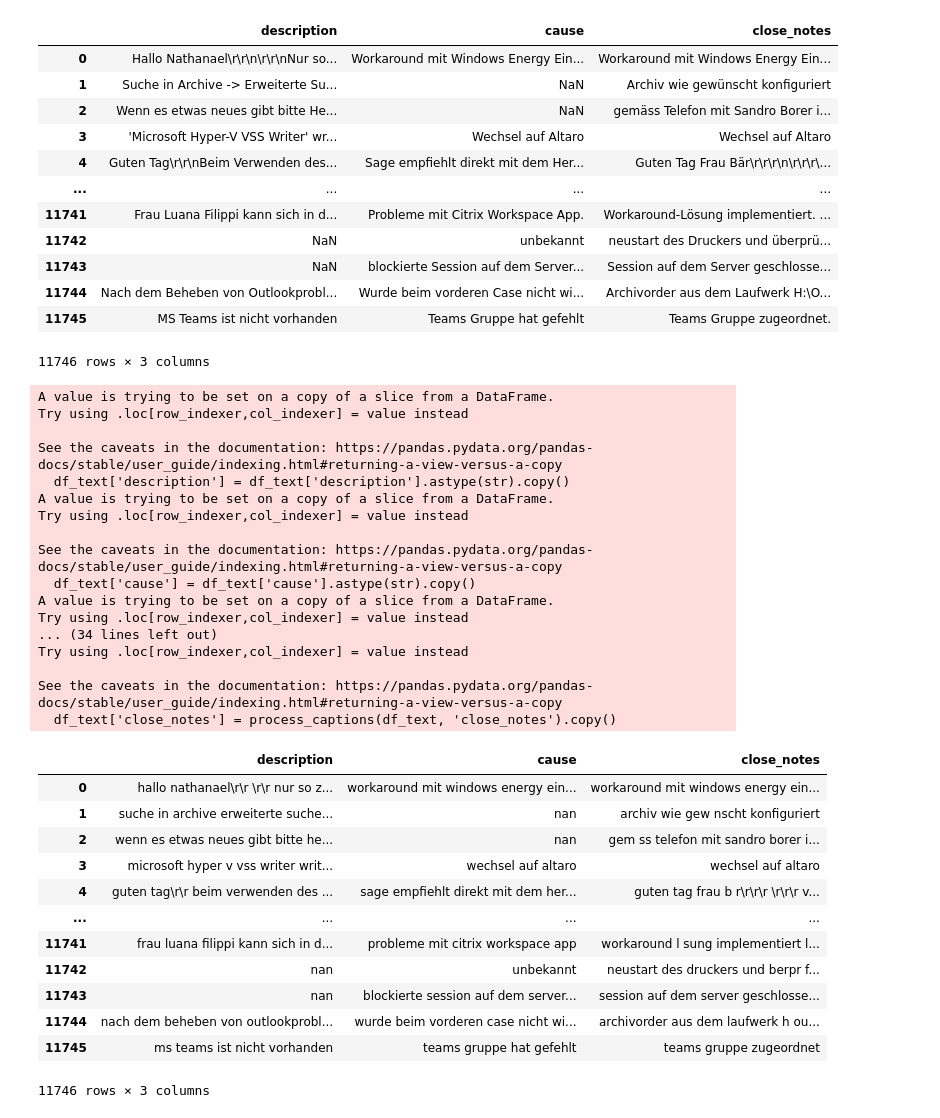
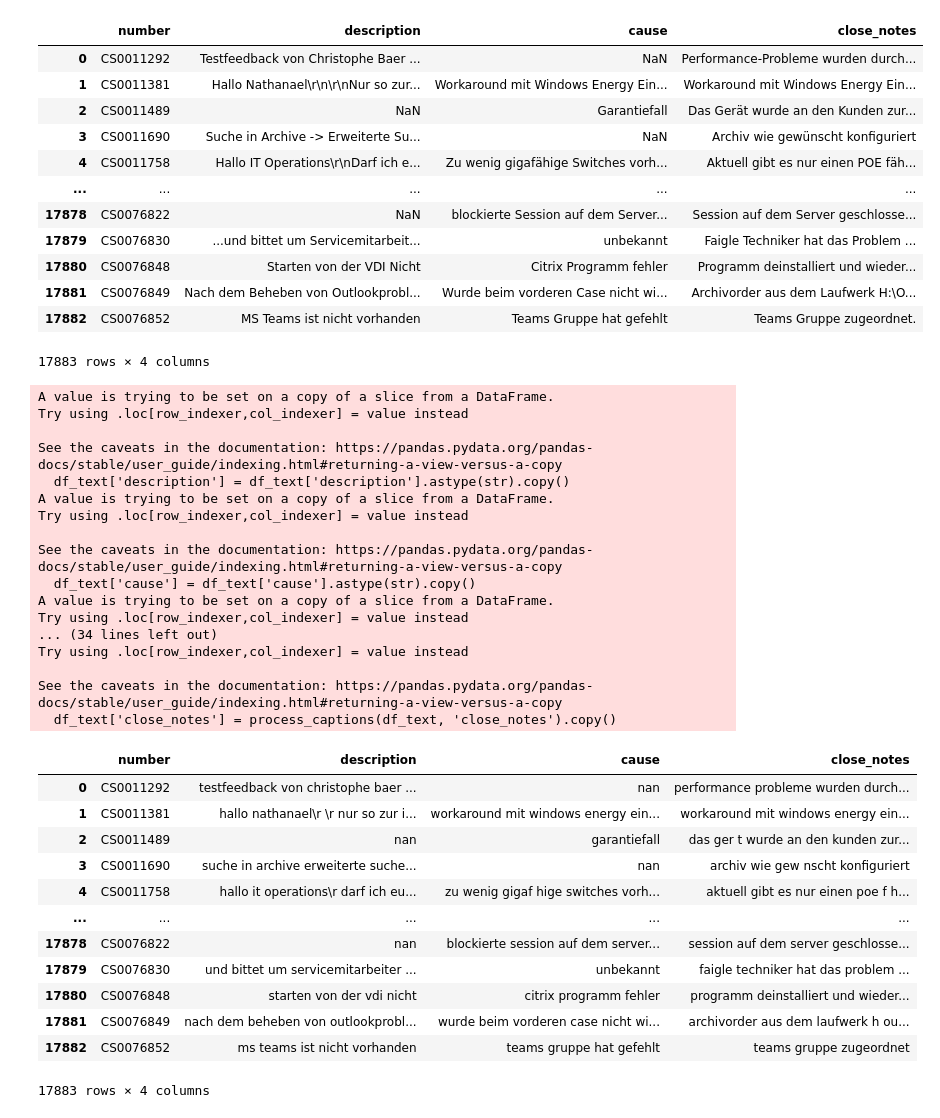
Before and after one commit to Larsibaer/Thesis, a Jupyter notebook: code_textToTFIDF.ipynb, the cells around one changed output. Saved outputs shown, nothing was run; the diff lists cells and outputs as text; code cells hidden in the pictures.

```diff
--- a/code_textToTFIDF.ipynb
+++ b/code_textToTFIDF.ipynb
@@ -103,24 +104,24 @@ plt.show()
 # %%
 # displau Short Description (case), Description, Cause and close_notes
-df_text = df[['description', 'cause', 'close_notes']]
+df_text = df[['number', 'description', 'cause', 'close_notes']]
 
 # preprocess df_text columns
 
 display(df_text)
 # %% [output]
-|  | description | cause | close_notes |
-| 0 | Hallo Nathanael\r\r\n\r\r\nNur so... | Workaround mit Windows Energy Ein... | Workaround mit Windows Energy Ein... |
-| 1 | Suche in Archive -> Erweiterte Su... | NaN | Archiv wie gewünscht konfiguriert |
-| 2 | Wenn es etwas neues gibt bitte He... | NaN | gemäss Telefon mit Sandro Borer i... |
-| 3 | 'Microsoft Hyper-V VSS Writer' wr... | Wechsel auf Altaro | Wechsel auf Altaro |
-| 4 | Guten Tag\r\r\nBeim Verwenden des... | Sage empfiehlt direkt mit dem Her... | Guten Tag Frau Bär\r\r\r\n\r\r\r\... |
-| ... | ... | ... | ... |
-| 11741 | Frau Luana Filippi kann sich in d... | Probleme mit Citrix Workspace App. | Workaround-Lösung implementiert. ... |
-| 11742 | NaN | unbekannt | neustart des Druckers und überprü... |
-| 11743 | NaN | blockierte Session auf dem Server... | Session auf dem Server geschlosse... |
-| 11744 | Nach dem Beheben von Outlookprobl... | Wurde beim vorderen Case nicht wi... | Archivorder aus dem Laufwerk H:\O... |
-| 11745 | MS Teams ist nicht vorhanden | Teams Gruppe hat gefehlt | Teams Gruppe zugeordnet. |
+|  | number | description | cause | close_notes |
+| 0 | CS0011292 | Testfeedback von Christophe Baer ... | NaN | Performance-Probleme wurden durch... |
+| 1 | CS0011381 | Hallo Nathanael\r\n\r\nNur so zur... | Workaround mit Windows Energy Ein... | Workaround mit Windows Energy Ein... |
+| 2 | CS0011489 | NaN | Garantiefall | Das Gerät wurde an den Kunden zur... |
+| 3 | CS0011690 | Suche in Archive -> Erweiterte Su... | NaN | Archiv wie gewünscht konfiguriert |
+| 4 | CS0011758 | Hallo IT Operations\r\nDarf ich e... | Zu wenig gigafähige Switches vorh... | Aktuell gibt es nur einen POE fäh... |
+| ... | ... | ... | ... | ... |
+| 17878 | CS0076822 | NaN | blockierte Session auf dem Server... | Session auf dem Server geschlosse... |
+| 17879 | CS0076830 | ...und bittet um Servicemitarbeit... | unbekannt | Faigle Techniker hat das Problem ... |
+| 17880 | CS0076848 | Starten von der VDI Nicht | Citrix Programm fehler | Programm deinstalliert und wieder... |
+| 17881 | CS0076849 | Nach dem Beheben von Outlookprobl... | Wurde beim vorderen Case nicht wi... | Archivorder aus dem Laufwerk H:\O... |
+| 17882 | CS0076852 | MS Teams ist nicht vorhanden | Teams Gruppe hat gefehlt | Teams Gruppe zugeordnet. |
-11746 rows × 3 columns
+17883 rows × 4 columns
 # %%
 def process_captions(data, column):
     data[column] = data[column].apply(lambda x: x.replace('\n', ' '))
@@ -157,19 +158,19 @@ Try using .loc[row_indexer,col_indexer] = value instead
 
 See the caveats in the documentation: https://pandas.pydata.org/pandas-docs/stable/user_guide/indexing.html#returning-a-view-versus-a-copy
   df_text['close_notes'] = process_captions(df_text, 'close_notes').copy()
-|  | description | cause | close_notes |
-| 0 | hallo nathanael\r\r \r\r nur so z... | workaround mit windows energy ein... | workaround mit windows energy ein... |
-| 1 | suche in archive erweiterte suche... | nan | archiv wie gew nscht konfiguriert |
-| 2 | wenn es etwas neues gibt bitte he... | nan | gem ss telefon mit sandro borer i... |
-| 3 | microsoft hyper v vss writer writ... | wechsel auf altaro | wechsel auf altaro |
-| 4 | guten tag\r\r beim verwenden des ... | sage empfiehlt direkt mit dem her... | guten tag frau b r\r\r\r \r\r\r v... |
-| ... | ... | ... | ... |
-| 11741 | frau luana filippi kann sich in d... | probleme mit citrix workspace app | workaround l sung implementiert l... |
-| 11742 | nan | unbekannt | neustart des druckers und berpr f... |
-| 11743 | nan | blockierte session auf dem server... | session auf dem server geschlosse... |
-| 11744 | nach dem beheben von outlookprobl... | wurde beim vorderen case nicht wi... | archivorder aus dem laufwerk h ou... |
-| 11745 | ms teams ist nicht vorhanden | teams gruppe hat gefehlt | teams gruppe zugeordnet |
+|  | number | description | cause | close_notes |
+| 0 | CS0011292 | testfeedback von christophe baer ... | nan | performance probleme wurden durch... |
+| 1 | CS0011381 | hallo nathanael\r \r nur so zur i... | workaround mit windows energy ein... | workaround mit windows energy ein... |
+| 2 | CS0011489 | nan | garantiefall | das ger t wurde an den kunden zur... |
+| 3 | CS0011690 | suche in archive erweiterte suche... | nan | archiv wie gew nscht konfiguriert |
+| 4 | CS0011758 | hallo it operations\r darf ich eu... | zu wenig gigaf hige switches vorh... | aktuell gibt es nur einen poe f h... |
+| ... | ... | ... | ... | ... |
+| 17878 | CS0076822 | nan | blockierte session auf dem server... | session auf dem server geschlosse... |
+| 17879 | CS0076830 | und bittet um servicemitarbeiter ... | unbekannt | faigle techniker hat das problem ... |
+| 17880 | CS0076848 | starten von der vdi nicht | citrix programm fehler | programm deinstalliert und wieder... |
+| 17881 | CS0076849 | nach dem beheben von outlookprobl... | wurde beim vorderen case nicht wi... | archivorder aus dem laufwerk h ou... |
+| 17882 | CS0076852 | ms teams ist nicht vorhanden | teams gruppe hat gefehlt | teams gruppe zugeordnet |
-11746 rows × 3 columns
+17883 rows × 4 columns
 # %%
 import requests
 
```
Also changed, not shown: parts of 3 cells of this notebook, 9 other files.
